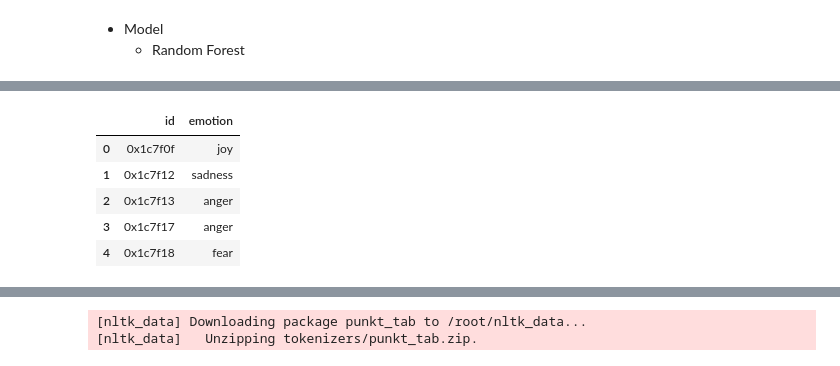
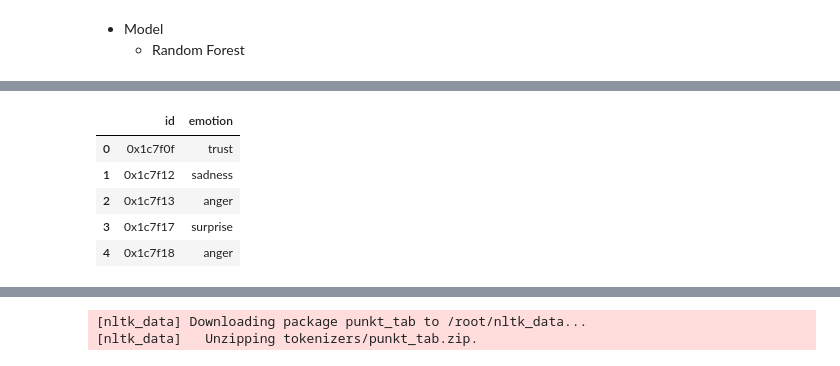
Before and after one commit to BORYA-dev/DM2024-Lab2-Homework, a Jupyter notebook: DM2024-Lab2-Homework.ipynb, the cells around one changed output, grey strips where cells are left out. Saved outputs shown, nothing was run; the diff lists cells and outputs as text; code cells hidden in the pictures.

```diff
--- a/DM2024-Lab2-Homework.ipynb
+++ b/DM2024-Lab2-Homework.ipynb
@@ -388,5 +462,5 @@ from sklearn.feature_extraction.text import TfidfVectorizer
 # %%
 # TF-IDF 和作業一樣
 # Answer here
-TF_IDF_vectorizer =  TfidfVectorizer(max_features=500, tokenizer = nltk.word_tokenize)
+TF_IDF_vectorizer =  TfidfVectorizer(max_features=500, tokenizer = nltk.word_tokenize, max_df=0.9)
 output_vectorizer = TF_IDF_vectorizer.fit_transform(X_resampled['preprocess_text'])
@@ -425,17 +519,17 @@ array(['joy', 'sadness', 'anger', 'anger', 'fear', 'trust', 'joy', 'joy',
 # %%
 result = pd.DataFrame( {
    "id" : x_test.tweet_id,
    "emotion" : y_test_result
 } )
-result.to_csv("/content/drive/MyDrive/submission_test_v2.csv")
+result.to_csv("/content/drive/MyDrive/submission_test_v3.csv")
 result.head(5)
 # %% [output]
 |  | id | emotion |
-| 0 | 0x1c7f0f | joy |
+| 0 | 0x1c7f0f | trust |
 | 1 | 0x1c7f12 | sadness |
 | 2 | 0x1c7f13 | anger |
-| 3 | 0x1c7f17 | anger |
-| 4 | 0x1c7f18 | fear |
+| 3 | 0x1c7f17 | surprise |
+| 4 | 0x1c7f18 | anger |
 # %%
 x_test
 # %% [output]
```
Also changed, not shown: parts of 19 cells of this notebook.
